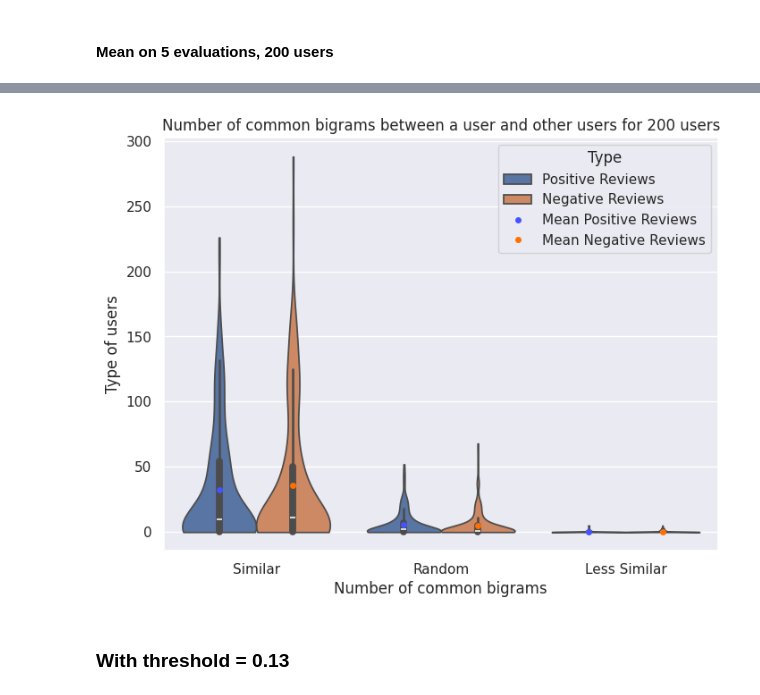
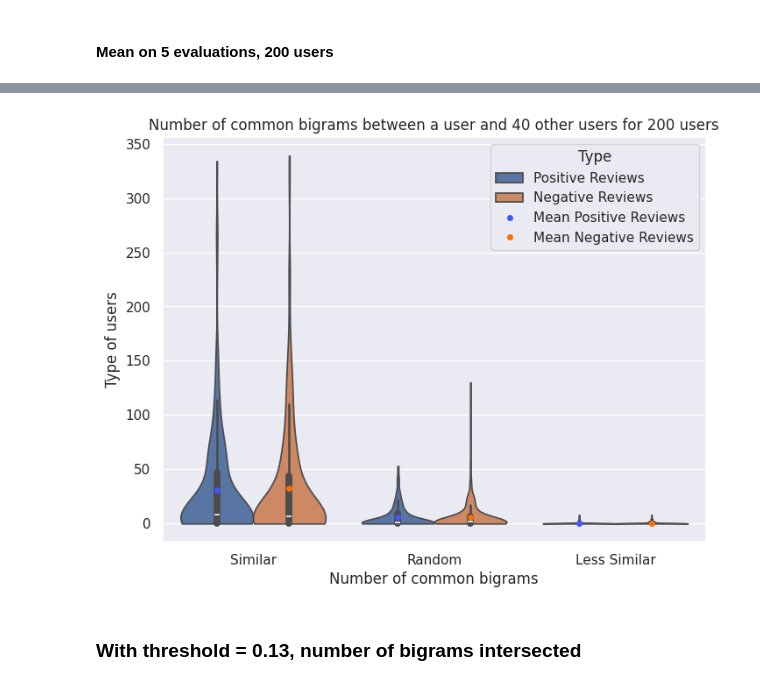
Before and after one commit to Franciline/Recommendation_system, a Jupyter notebook: notebooks/bigrams_intersect_ev.ipynb, the cells around one changed output, grey strips where cells are left out. Drawn from its saved outputs; the diff is of its cells as text; code cells hidden in the pictures.

```diff
--- a/notebooks/bigrams_intersect_ev.ipynb
+++ b/notebooks/bigrams_intersect_ev.ipynb
@@ -735,30 +474,3 @@ Simi pos: 34.48, neg: 32.93      Less_simi pos: 0.49, neg: 0.35      Random pos:
-# %%
-np.random.seed(90)
-n_users = 200
-users_ids_samp = comments_all.sample(n=n_users)['User id']
-
-avg_pos_s_200 = []
-avg_neg_s_200 = []
-avg_pos_ls_200 = []
-avg_neg_ls_200 = []
-avg_pos_r_200 = []
-avg_neg_r_200 = []
-
-for id in users_ids_samp:
-    # simi
-    pos, neg = knn_comments(id, games_to_consider, matrix_ratings, mask_ratings, cos_sim_matrix, users_table, games_table, type='simi', k=40, threshold=-1)
-    avg_pos_s_200.append(pos)
-    avg_neg_s_200.append(neg)
-
-    # less_simi
-    pos, neg = knn_comments(id, games_to_consider, matrix_ratings, mask_ratings, cos_sim_matrix, users_table, games_table, type='less_simi', k=40, threshold=-1)
-    avg_pos_ls_200.append(pos)
-    avg_neg_ls_200.append(neg)
-
-    # random
-    pos, neg = knn_comments(id, games_to_consider, matrix_ratings, mask_ratings, cos_sim_matrix, users_table, games_table, type='random', k=40, threshold=-1)
-    avg_pos_r_200.append(pos)
-    avg_neg_r_200.append(neg)
 # %%
 print(f"Average for 200 users no thresold, k=40\nSimi pos: {np.mean(avg_pos_s_200)}, neg: {np.mean(avg_neg_s_200)}\
       Less_simi pos: {np.mean(avg_pos_ls_200)}, neg: {np.mean(avg_neg_ls_200)}\
@@ -784,19 +494,16 @@ for _ in range(5):
 
     for id in users_ids_samp:
         # simi
-        pos, neg = knn_comments(id, games_to_consider, matrix_ratings, mask_ratings, cos_sim_matrix, users_table, games_table, type='simi', k=40, threshold=-1)
+        pos, neg = bev.knn_comments_count(id, games_to_consider, matrix_ratings, mask_ratings, cos_sim_matrix, users_table, games_table, comments_all, users_mean, vectors, bigrams_ens, type='simi', k=40, threshold=-1)
         avg_pos_s_200.append(pos)
         avg_neg_s_200.append(neg)
 
         # less_simi
-        pos, neg = knn_comments(id, games_to_consider, matrix_ratings, mask_ratings, cos_sim_matrix, users_table, games_table, type='less_simi', k=40, threshold=-1)
+        pos, neg = bev.knn_comments_count(id, games_to_consider, matrix_ratings, mask_ratings, cos_sim_matrix, users_table, games_table, comments_all, users_mean, vectors, bigrams_ens, type='less_simi', k=40, threshold=-1)
         avg_pos_ls_200.append(pos)
         avg_neg_ls_200.append(neg)
 
         # random
-        pos, neg = knn_comments(id, games_to_consider, matrix_ratings, mask_ratings, cos_sim_matrix, users_table, games_table, type='random', k=40, threshold=-1)
+        pos, neg = bev.knn_comments_count(id, games_to_consider, matrix_ratings, mask_ratings, cos_sim_matrix, users_table, games_table, comments_all, users_mean, vectors, bigrams_ens, type='random', k=40, threshold=-1)
         avg_pos_r_200.append(pos)
         avg_neg_r_200.append(neg)
-    print(f"Average for 200 users no thresold, k=40\nSimi pos: {np.mean(avg_pos_s_200)}, neg: {np.mean(avg_neg_s_200)}\
-      Less_simi pos: {np.mean(avg_pos_ls_200)}, neg: {np.mean(avg_neg_ls_200)}\
-      Random pos: {np.mean(avg_pos_r_200)}, neg: {np.mean(avg_neg_r_200)}\n")
@@ -864,29 +562,14 @@ group_means_reset_not
-# %%
-plt.figure(figsize=(8, 6))
-ax = sns.violinplot(data=df_pos_neg_ntshold, x="User", y="count", hue="Type",density_norm='width',order=["Similar", "Random", "Less Similar"], cut=0)
-plt.xlabel("Number of common bigrams")
-plt.ylabel("Type of users")
-plt.title("Number of common bigrams between a user and 40 other users for 200 users")
-
-custom_palette = {
-    'Mean Positive Reviews': '#4554ff', # nuance blue
-    'Mean Negative Reviews': '#ff6f00', # nuance orange
-}
-
-sns.stripplot(
-    data=group_means_reset_not,
-    x='User',
-    y='count',
-    hue='Type',
-    dodge=True,
-    hue_order=['Mean Positive Reviews', 'Mean Negative Reviews'],
-    jitter=True,
-    marker='o',
-    palette=custom_palette,
-)
-plt.savefig("../images/vplot_common_big_200_ntshold.png")
-# %% [output]
-[figure, removed]
+# %%
+df_pos_neg_ntshold = type_user_count_df(avg_pos_s_200, avg_pos_r_200, avg_pos_ls_200, avg_neg_s_200, avg_neg_r_200, avg_neg_ls_200)
+group_means_reset_not = df_user_type_mean(df_pos_neg_ntshold)
+# %%
+title = "Number of common bigrams between a user and 40 other users for 200 users"
+xlab = "Number of common bigrams"
+ylab = "Type of users"
+
+plot_posnegviolin(df_pos_neg_ntshold, group_means_reset_not, title, xlab, ylab, "vplot_common_big_200_ntshold")
+# %% [output]
+[figure, added]
 # %% [markdown]
-### With threshold = 0.13
+### With threshold = 0.13, number of bigrams intersected
 # %%
```
Also changed, not shown: parts of 40 cells of this notebook, 4 other files.
